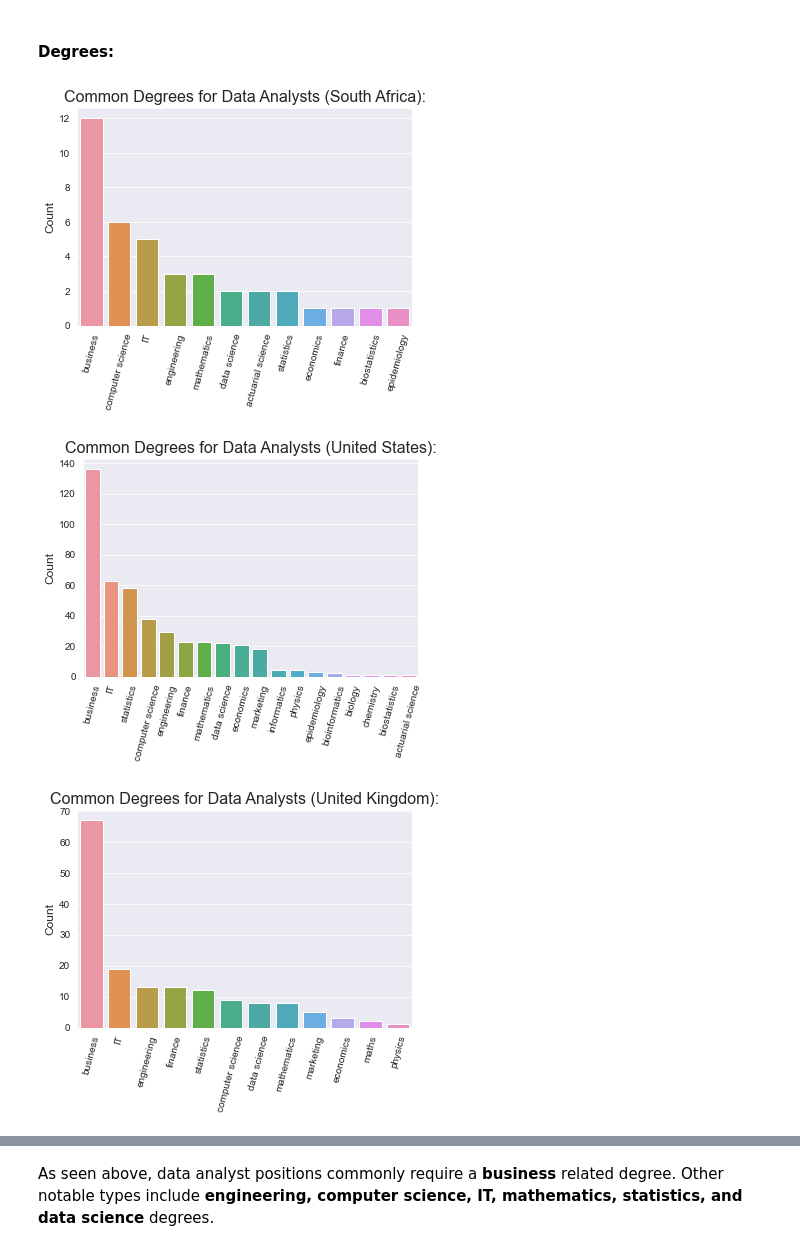
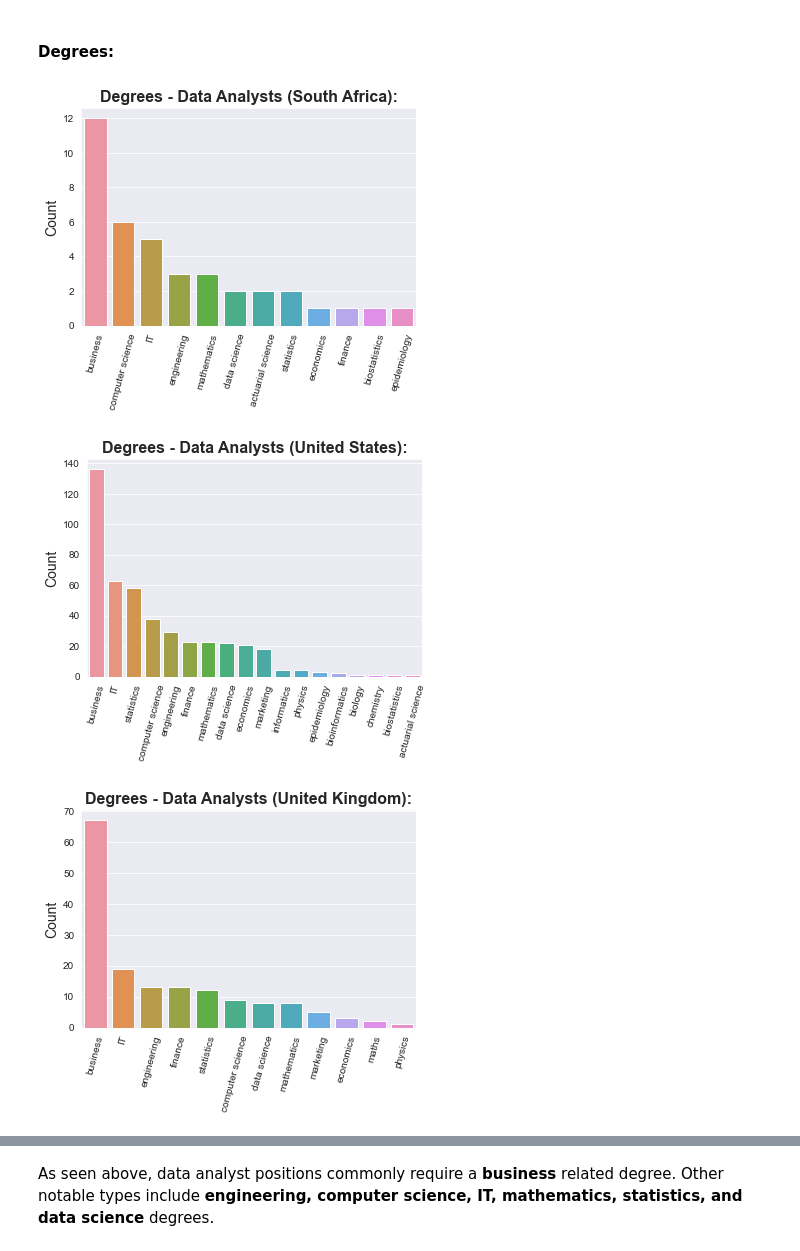
Before and after one commit to 10David15/Data-Science-Job-Analysis, a Jupyter notebook: Job & Country Analysis.ipynb, the cells around one changed output, grey strips where cells are left out. Cells and saved outputs as stored; diff of their text form; code cells hidden in the pictures.

```diff
--- a/Job & Country Analysis.ipynb
+++ b/Job & Country Analysis.ipynb
@@ -204,5 +204,4 @@ def plotDegreeType(df):
     keys = list(deg_type_count_sort.keys())
     vals = [deg_type_count_sort[k] for k in keys]
     sns.barplot(x = keys, y = vals).set_xticklabels(labels = keys, rotation= 75)
-    #plt.xlabel("Type", size = 12)
-    plt.ylabel("Count", size = 12);
+    plt.ylabel("Count", size = 14)
@@ -235,18 +244,18 @@ for df in dataframes:
 #### Degrees:
 # %%
 plotDegreeType(sa_DA)
-plt.title("Common Degrees for Data Analysts (South Africa):", size=16);
+plt.title("Degrees - Data Analysts (South Africa):", size=16, weight = "bold");
 # %% [output]
-[figure, old version]
+[figure, new version]
 # %%
 plotDegreeType(us_DA)
-plt.title("Common Degrees for Data Analysts (United States):", size=16);
+plt.title("Degrees - Data Analysts (United States):", size=16, weight = "bold");
 # %% [output]
-[figure, old version]
+[figure, new version]
 # %%
 plotDegreeType(uk_DA)
-plt.title("Common Degrees for Data Analysts (United Kingdom):", size=16);
+plt.title("Degrees - Data Analysts (United Kingdom):", size=16, weight = "bold");
 # %% [output]
-[figure, old version]
+[figure, new version]
 # %%
 plotDegreeType(au_DA)
```
Also changed, not shown: parts of 38 cells of this notebook.
